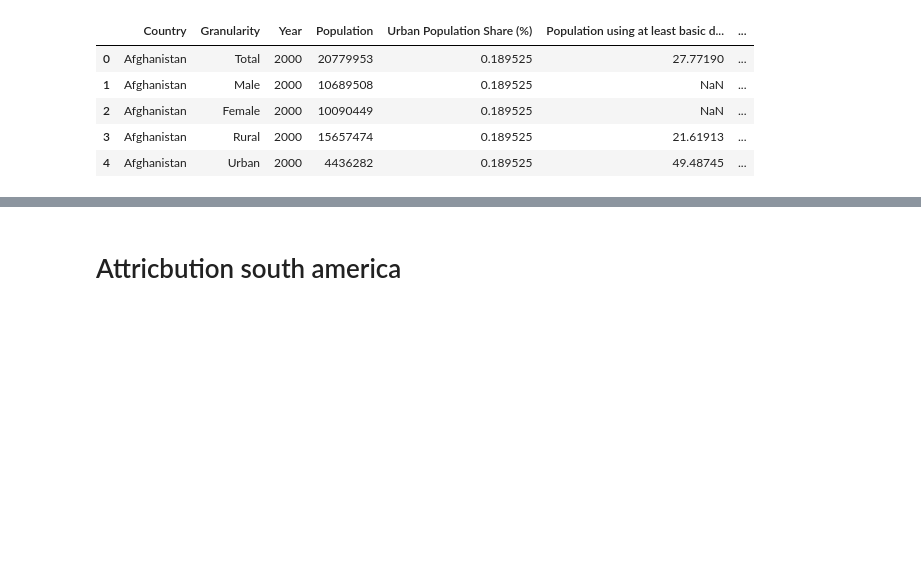
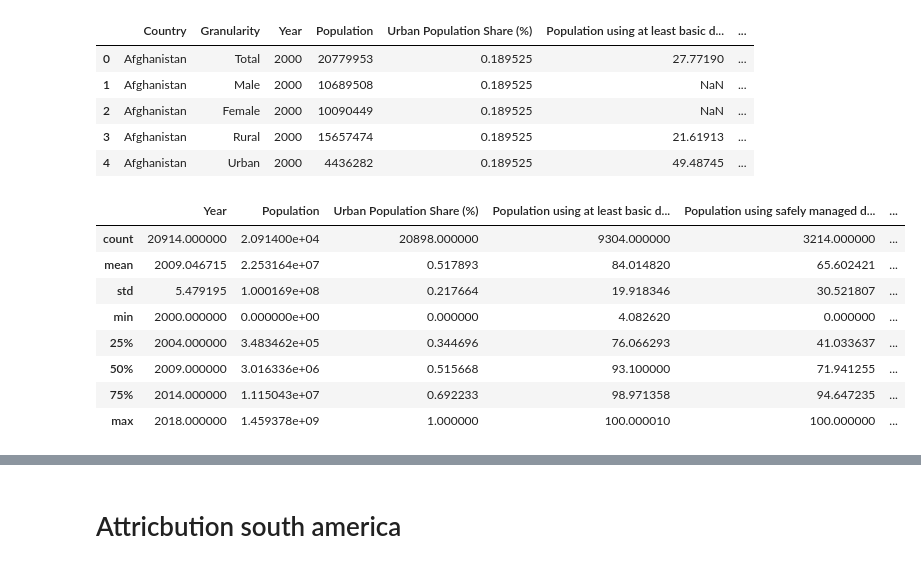
Before and after one commit to AntoineJBQ/P8, a Jupyter notebook: NOTEBOOK/P8.ipynb, the cells around one changed output, grey strips where cells are left out. Cells and saved outputs as stored; diff of their text form; code cells hidden in the pictures; blank space fills up the shorter version.

```diff
--- a/NOTEBOOK/P8.ipynb
+++ b/NOTEBOOK/P8.ipynb
@@ -428,5 +416,3 @@ total_data_df.head()
-# %%
-total_data_df['access_to_water_per_capita'] = total_data_df['Population using at least basic drinking-water services (%)'] / total_data_df['Population']
 # %% [markdown]
 ## Accès à l'eau en miliue urbain et rural
 # %%
@@ -437,3 +420,0 @@ total_data_df['rural_access_to_water'] = (1 - total_data_df['Urban Population Sh
-# %%
-region_access = total_data_df.groupby('REGION (DISPLAY)')['Population using at least basic drinking-water services (%)'].mean()
-total_data_df['region_access_to_water'] = total_data_df['REGION (DISPLAY)'].map(region_access)
@@ -442,6 +421,3 @@ total_data_df['region_access_to_water'] = total_data_df['REGION (DISPLAY)'].map(
-# %%
-country_access = total_data_df.groupby('COUNTRY (DISPLAY)')['Population using at least basic drinking-water services (%)'].mean()
-total_data_df['country_access_to_water'] = total_data_df['COUNTRY (DISPLAY)'].map(country_access)
 # %% [markdown]
 ## Taux de changement de l'accès à l'eau
 # %%
@@ -451,5 +425,3 @@ total_data_df['access_to_water_change_rate'] = total_data_df['Population using a
-# %%
-total_data_df['political_stability_access_to_water'] = total_data_df['Political_Stability'] * total_data_df['Population using at least basic drinking-water services (%)']
 # %% [markdown]
 ## Normalisation des données
 # %%
@@ -485,0 +446,12 @@ print(Dataframe_mortalité)
+# %%
+total_data_df.describe()
+# %% [output]
+|  | Year | Population | Urban Population Share (%) | Population using at least basic d... | Population using safely managed d... | ... |
+| count | 20914.000000 | 2.091400e+04 | 20898.000000 | 9304.000000 | 3214.000000 | ... |
+| mean | 2009.046715 | 2.253164e+07 | 0.517893 | 84.014820 | 65.602421 | ... |
+| std | 5.479195 | 1.000169e+08 | 0.217664 | 19.918346 | 30.521807 | ... |
+| min | 2000.000000 | 0.000000e+00 | 0.000000 | 4.082620 | 0.000000 | ... |
+| 25% | 2004.000000 | 3.483462e+05 | 0.344696 | 76.066293 | 41.033637 | ... |
+| 50% | 2009.000000 | 3.016336e+06 | 0.515668 | 93.100000 | 71.941255 | ... |
+| 75% | 2014.000000 | 1.115043e+07 | 0.692233 | 98.971358 | 94.647235 | ... |
+| max | 2018.000000 | 1.459378e+09 | 1.000000 | 100.000010 | 100.000000 | ... |
```
Also changed, not shown: parts of 11 cells of this notebook, 1 other file.
